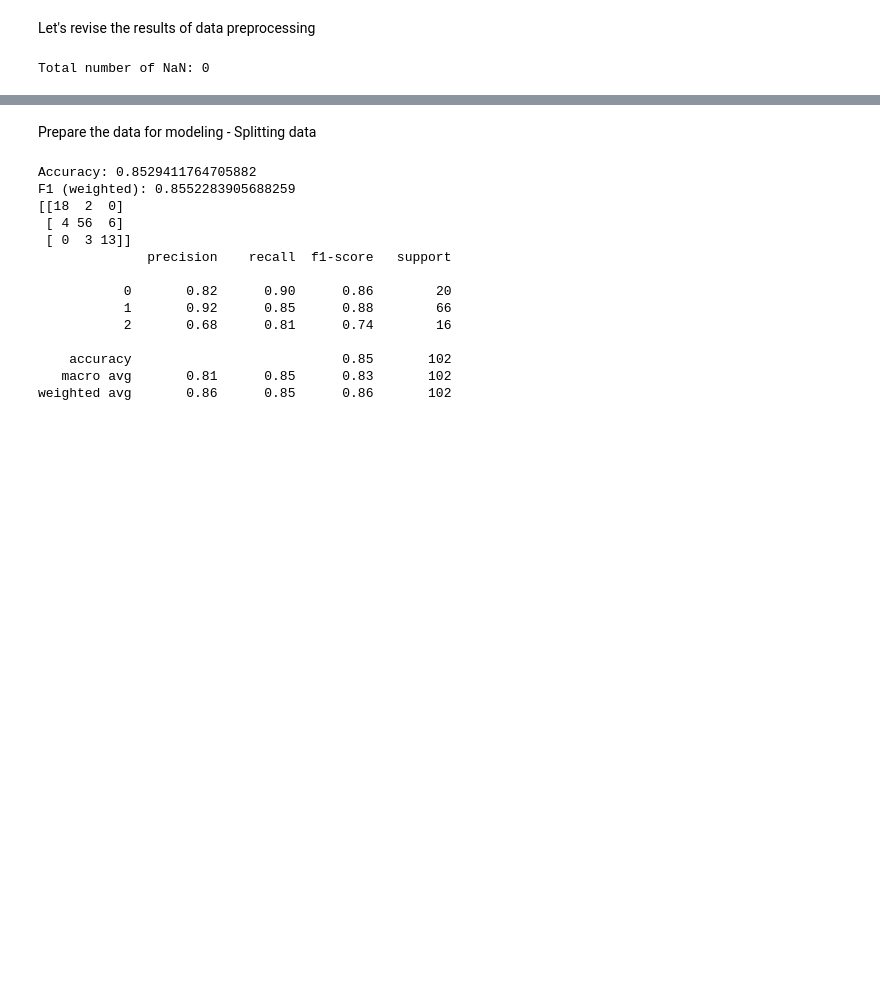
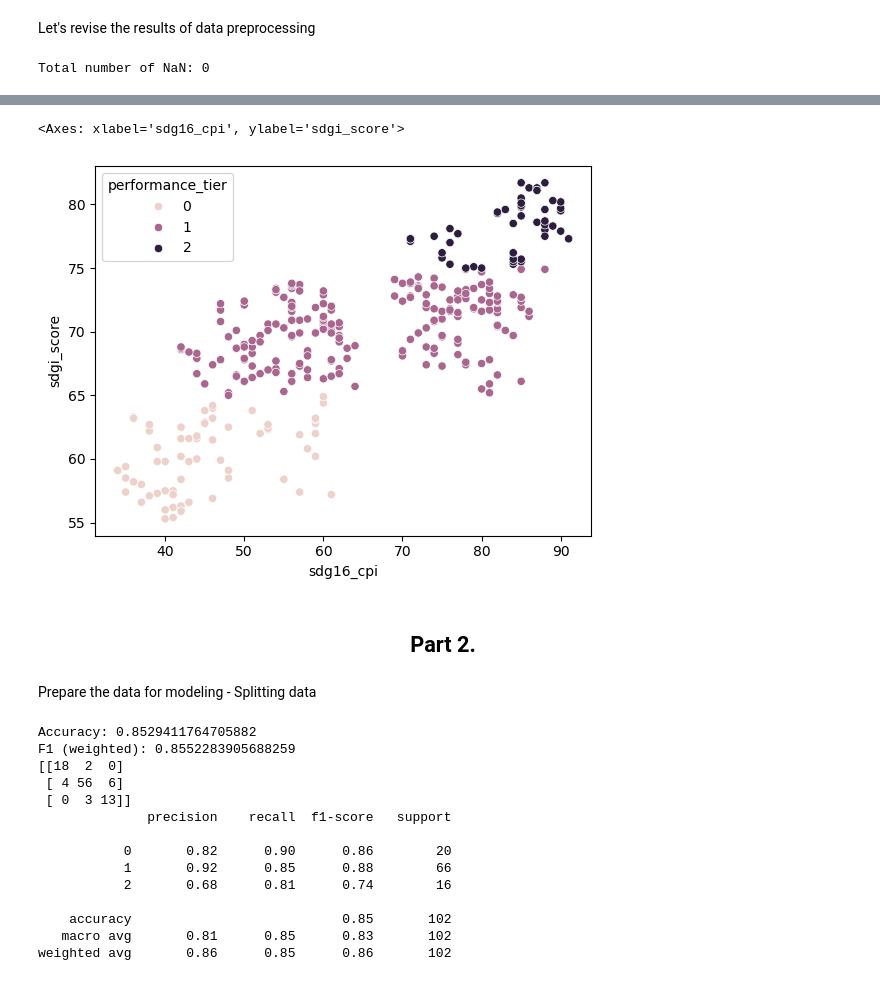
Before and after one commit to LavrenchukV/Classifying-EU-Sustainability-Performance, a Jupyter notebook: SDG_project.ipynb, the cells around one changed output, grey strips where cells are left out. Saved outputs shown, nothing was run; the diff lists cells and outputs as text; code cells hidden in the pictures; blank space fills up the shorter version.

```diff
--- a/SDG_project.ipynb
+++ b/SDG_project.ipynb
@@ -266,3 +331,12 @@ Name: sdgi_score, dtype: float64
+# %%
+sns.scatterplot(data=df,  y="sdgi_score", x="sdg16_cpi", hue="performance_tier")
+# %% [output]
+<Axes: xlabel='sdg16_cpi', ylabel='sdgi_score'>
+[figure, added]
+# %% [markdown]
+
+
+<h2 align="center">Part 2. </h2>
 # %%
 from sklearn.pipeline import Pipeline
 from sklearn.compose import ColumnTransformer
```
Also changed, not shown: parts of 15 cells of this notebook.
